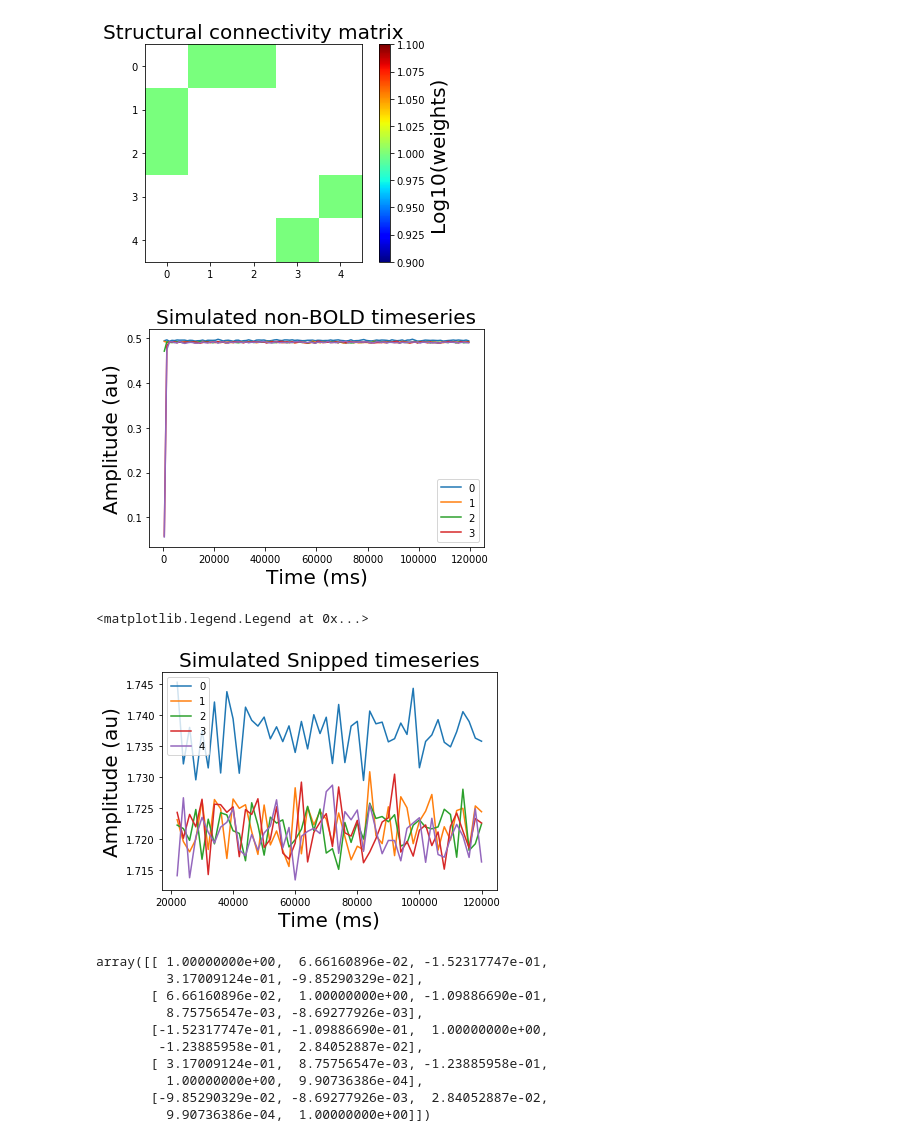
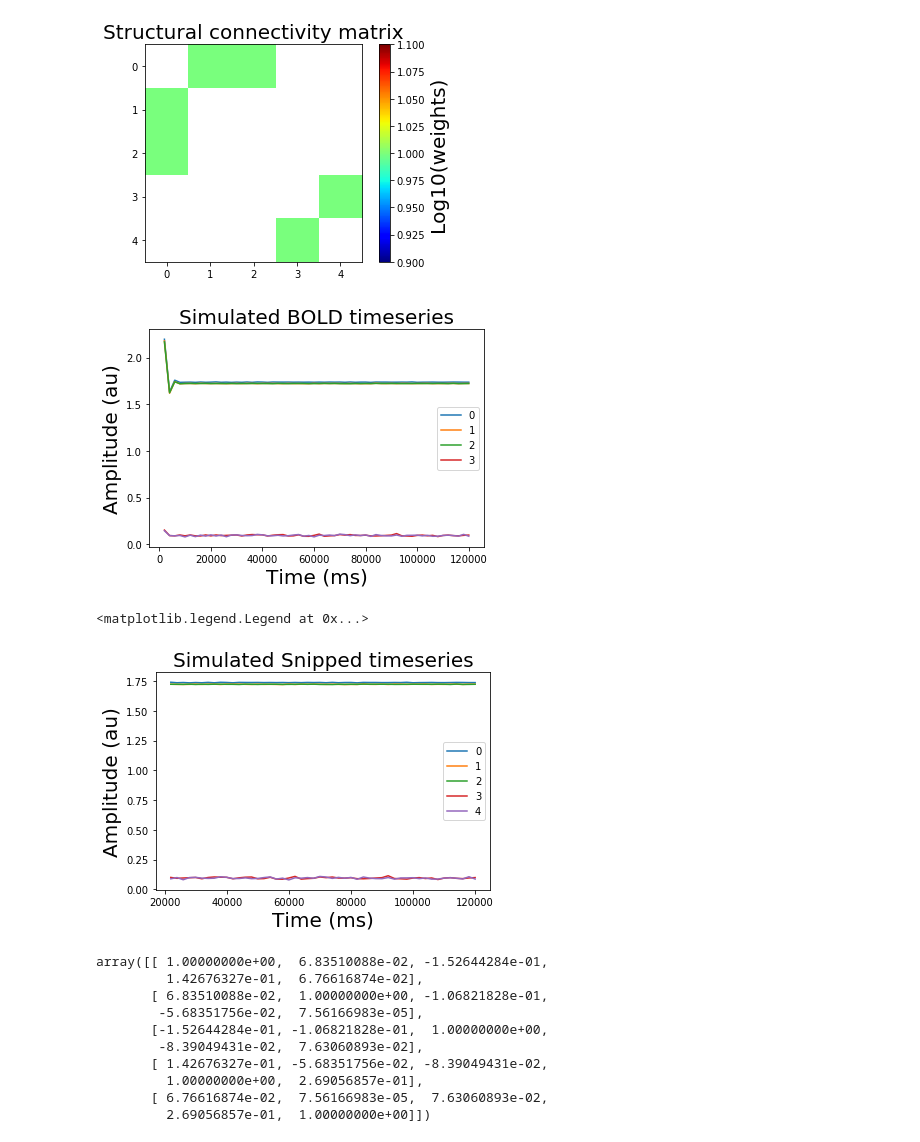
Before and after one commit to Spokhim/MouseBrainModelling, a Jupyter notebook: Proof of Validity.ipynb, the cells around one changed output. Cells and saved outputs as stored; diff of their text form; code cells hidden in the pictures.

```diff
--- a/Proof of Validity.ipynb
+++ b/Proof of Validity.ipynb
@@ -28,7 +28,7 @@ INFO  log level set to INFO
 name = "3_2_BinCon"
 
 # BOLD simulation or not?
-BOLD = False
+BOLD = True
 
 # Snip is the the number of elements you wish to snip at the start to remove the initial condition effects.
 Snip = 10
@@ -68,7 +68,7 @@ if BOLD == True:
     sim = simulator.Simulator(model=MODEL,
                             connectivity=con,
                             coupling=coupling.Linear(a=0.096),
-                            integrator=integrators.EulerStochastic(dt=0.1, noise=noise.Additive(nsig=0.000013)),
+                            integrator=integrators.EulerStochastic(dt=0.1, noise=noise.Additive(nsig=0.00013)),
                             monitors=(monitors.Bold(period=2e3),
                                       monitors.TemporalAverage(period=1e3)),
                             simulation_length=1.2e5,
@@ -76,38 +76,38 @@ if BOLD == True:
                             ).configure()
     # Run the resting state simulation
     (bold_time, bold_data), _ = sim.run()
 
     # Display the simulated bold timeseries
     plt.subplots()
     plt.plot(bold_time,bold_data[:,0,:,0])
     plt.xlabel('Time (ms)', fontsize=20)
     plt.ylabel('Amplitude (au)', fontsize=20)
     plt.title('Simulated BOLD timeseries', fontsize=20)
     plt.legend(('0','1','2','3'))
 
 else:
 
   sim = simulator.Simulator(model=MODEL,
                           connectivity=con,
                           coupling=coupling.Linear(a=0.096),
                           integrator=integrators.EulerStochastic(dt=0.1, noise=noise.Additive(nsig=0.000013)),
                           monitors=(monitors.TemporalAverage(period=1e3)),
                           simulation_length=1.2e5).configure()
   # Run the resting state simulation
   awer = sim.run()
-  non_bold_time = awer[0][0]
-  non_bold_data = awer[0][1]
+  bold_time = awer[0][0]
+  bold_data = awer[0][1]
 
   # Display the simulated non-bold timeseries
 # Display the simulated non-bold timeseries
   plt.subplots()
-  plt.plot(non_bold_time,non_bold_data[:,0,:,0])
+  plt.plot(bold_time,bold_data[:,0,:,0])
   plt.xlabel('Time (ms)', fontsize=20)
   plt.ylabel('Amplitude (au)', fontsize=20)
   plt.title('Simulated non-BOLD timeseries', fontsize=20)
-  plt.legend(,'4'('0','1','2','3'))
+  plt.legend(('0','1','2','3','4'))
 # %% [output]
-[figure, old version]
+[figure, new version]
 # %%
 # Display the simulated snipped timeseries
 plt.subplots()
@@ -118,7 +118,7 @@ plt.title('Simulated Snipped timeseries', fontsize=20)
 plt.legend(('0','1','2','3','4'))
 # %% [output]
 <matplotlib.legend.Legend at 0x...>
-[figure, old version]
+[figure, new version]
 # %%
 # Functional Connectivity Matrix.
 
@@ -136,16 +136,16 @@ for i in range(bold_data.shape[2]):
 FCM = np.corrcoef(TSeriesMatrix)
 FCM
 # %% [output]
-array([[ 1.00000000e+00,  6.66160896e-02, -1.52317747e-01,
-         3.17009124e-01, -9.85290329e-02],
-       [ 6.66160896e-02,  1.00000000e+00, -1.09886690e-01,
-         8.75756547e-03, -8.69277926e-03],
-       [-1.52317747e-01, -1.09886690e-01,  1.00000000e+00,
-        -1.23885958e-01,  2.84052887e-02],
-       [ 3.17009124e-01,  8.75756547e-03, -1.23885958e-01,
-         1.00000000e+00,  9.90736386e-04],
-       [-9.85290329e-02, -8.69277926e-03,  2.84052887e-02,
-         9.90736386e-04,  1.00000000e+00]])
+array([[ 1.00000000e+00,  6.83510088e-02, -1.52644284e-01,
+         1.42676327e-01,  6.76616874e-02],
+       [ 6.83510088e-02,  1.00000000e+00, -1.06821828e-01,
+        -5.68351756e-02,  7.56166983e-05],
+       [-1.52644284e-01, -1.06821828e-01,  1.00000000e+00,
+        -8.39049431e-02,  7.63060893e-02],
+       [ 1.42676327e-01, -5.68351756e-02, -8.39049431e-02,
+         1.00000000e+00,  2.69056857e-01],
+       [ 6.76616874e-02,  7.56166983e-05,  7.63060893e-02,
+         2.69056857e-01,  1.00000000e+00]])
 # %%
 # Plot Matrix
 cs=plt.imshow(FCM, cmap='jet', aspect='equal', interpolation='none')
```
Also changed, not shown: parts of 3 cells of this notebook, 1 other file.
